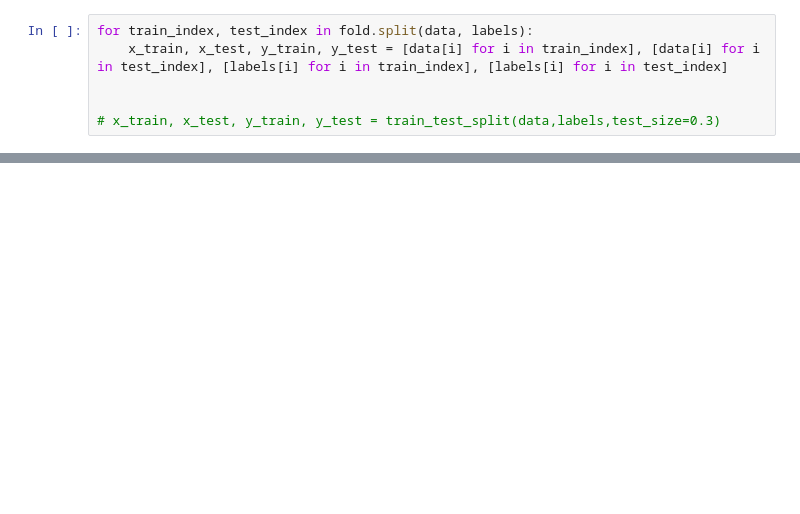
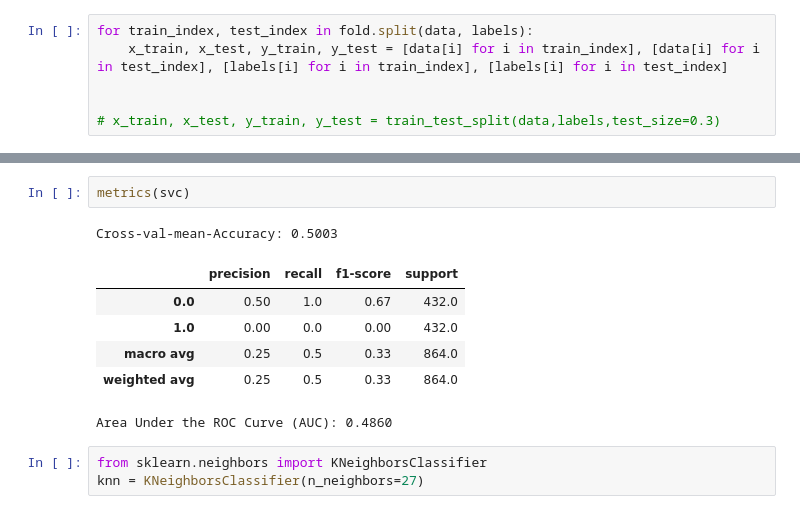
Before and after one commit to rahul-2422/BTP-files, a Jupyter notebook: codes-v1/classification.ipynb, the cells around one changed output, grey strips where cells are left out. Saved outputs shown, nothing was run; the diff lists cells and outputs as text; blank space fills up the shorter version.

```diff
--- a/codes-v1/classification.ipynb
+++ b/codes-v1/classification.ipynb
@@ -70,0 +208,13 @@ np.average(score4)
+# %%
+metrics(svc)
+# %% [output]
+Cross-val-mean-Accuracy: 0.5003
+|  | precision | recall | f1-score | support |
+| 0.0 | 0.50 | 1.0 | 0.67 | 432.0 |
+| 1.0 | 0.00 | 0.0 | 0.00 | 432.0 |
+| macro avg | 0.25 | 0.5 | 0.33 | 864.0 |
+| weighted avg | 0.25 | 0.5 | 0.33 | 864.0 |
+Area Under the ROC Curve (AUC): 0.4860
+# %%
+from sklearn.neighbors import KNeighborsClassifier
+knn = KNeighborsClassifier(n_neighbors=27)
```
Also changed, not shown: parts of 27 cells of this notebook, 5 other files.
